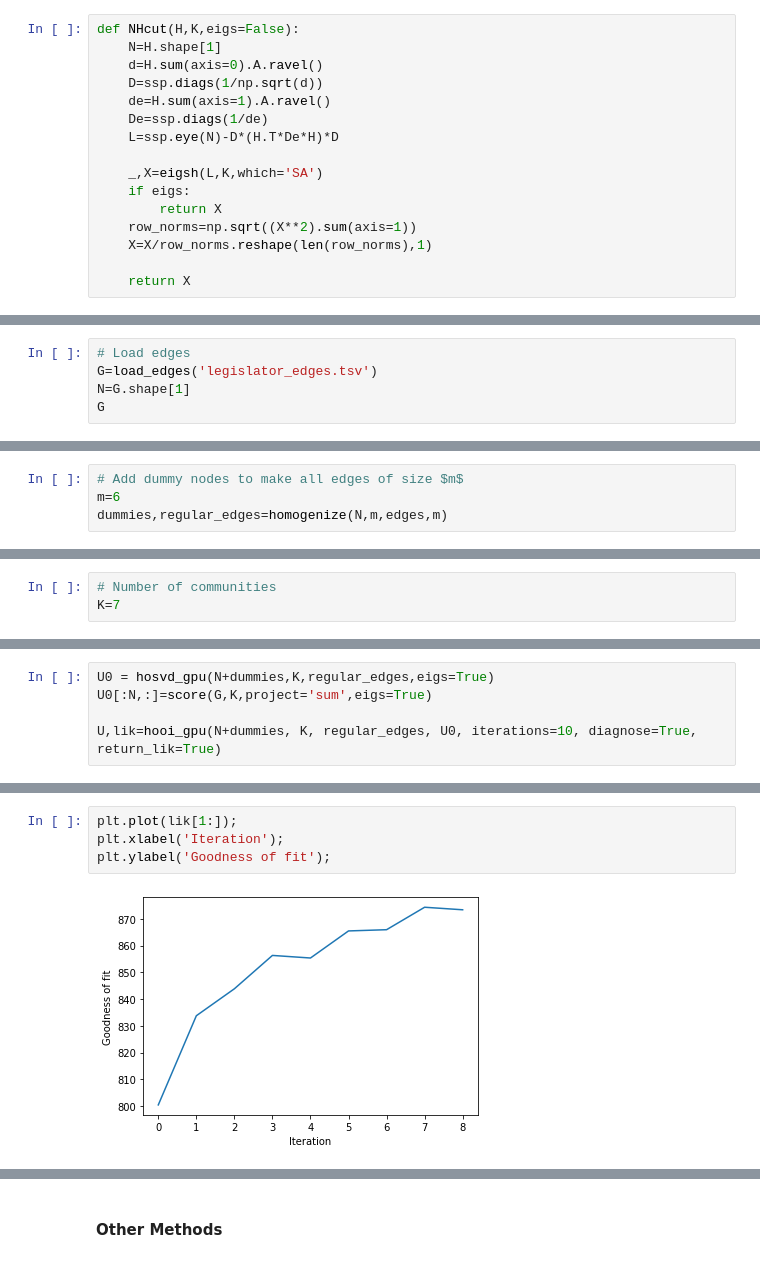
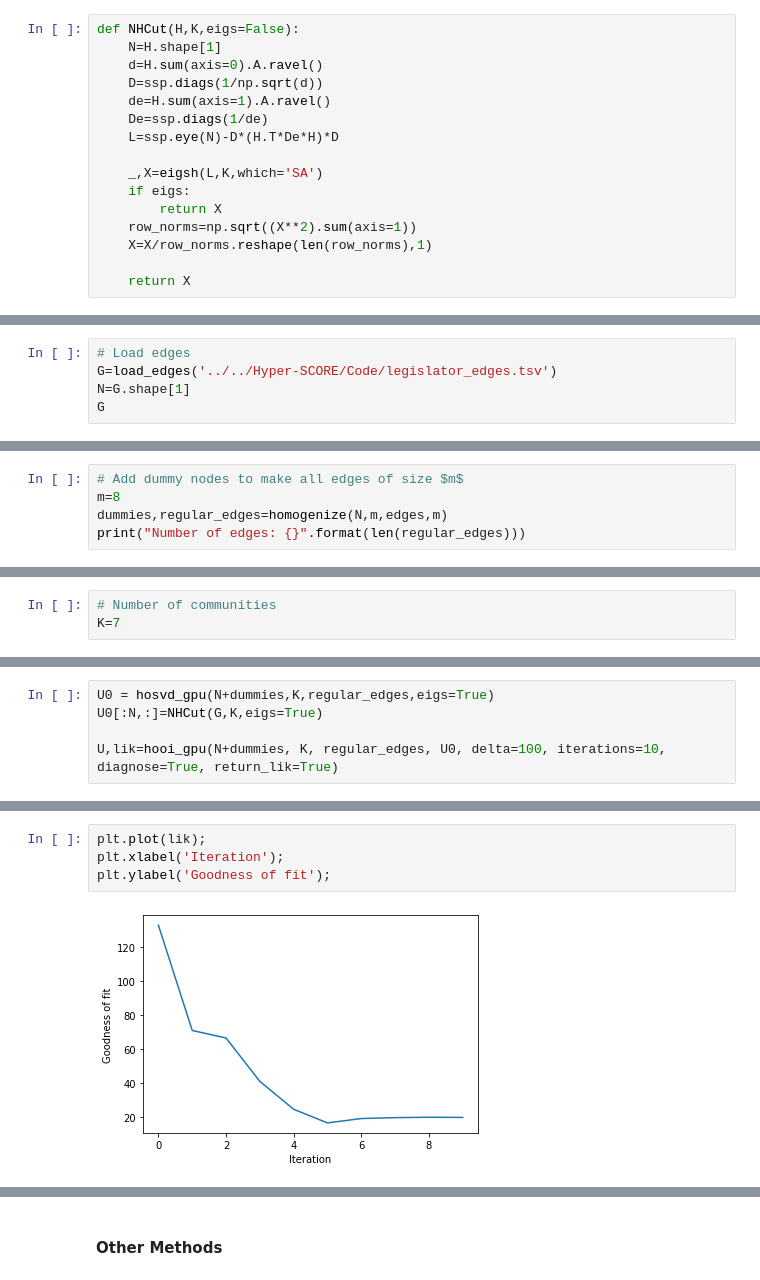
Before and after one commit to bill10/Tensor-SCORE, a Jupyter notebook: Tensor-SCORE.ipynb, the cells around one changed output, grey strips where cells are left out. Cells and saved outputs as stored; diff of their text form.

```diff
--- a/Tensor-SCORE.ipynb
+++ b/Tensor-SCORE.ipynb
@@ -267,5 +276,5 @@ def score(G,K,eigs=False,project='binary'):
 # %%
-def NHcut(H,K,eigs=False):
+def NHCut(H,K,eigs=False):
     N=H.shape[1]
     d=H.sum(axis=0).A.ravel()
     D=ssp.diags(1/np.sqrt(d))
@@ -291,7 +300,7 @@ def NHcut(H,K,eigs=False):
 #### Load Data
 # %%
 # Load edges
-G=load_edges('legislator_edges.tsv')
+G=load_edges('../../Hyper-SCORE/Code/legislator_edges.tsv')
 N=G.shape[1]
 G
 # %% [output]
@@ -308,4 +317,5 @@ Distribution of edge sizes:
 # %%
 # Add dummy nodes to make all edges of size $m$
-m=6
+m=8
 dummies,regular_edges=homogenize(N,m,edges,m)
+print("Number of edges: {}".format(len(regular_edges)))
@@ -325,5 +337,5 @@ K=7
 # %%
 U0 = hosvd_gpu(N+dummies,K,regular_edges,eigs=True)
-U0[:N,:]=score(G,K,project='sum',eigs=True)
+U0[:N,:]=NHCut(G,K,eigs=True)
 
-U,lik=hooi_gpu(N+dummies, K, regular_edges, U0, iterations=10, diagnose=True, return_lik=True)
+U,lik=hooi_gpu(N+dummies, K, regular_edges, U0, delta=100, iterations=10, diagnose=True, return_lik=True)
@@ -341,7 +342,7 @@ Iteration: 9, Fit: 873.3680004151702, Difference: 0.7347493797210196
 # %%
-plt.plot(lik[1:]);
+plt.plot(lik);
 plt.xlabel('Iteration');
 plt.ylabel('Goodness of fit');
 # %% [output]
-[figure, old version]
+[figure, new version]
 # %%
```
Also changed, not shown: parts of 27 cells of this notebook, 1 other file.
